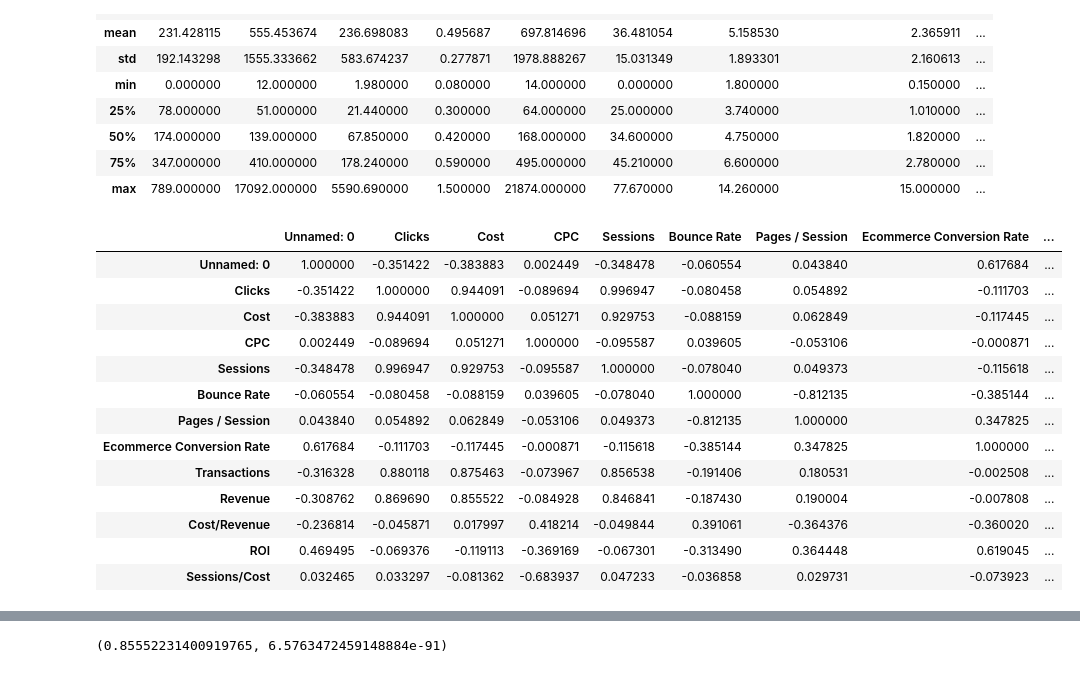
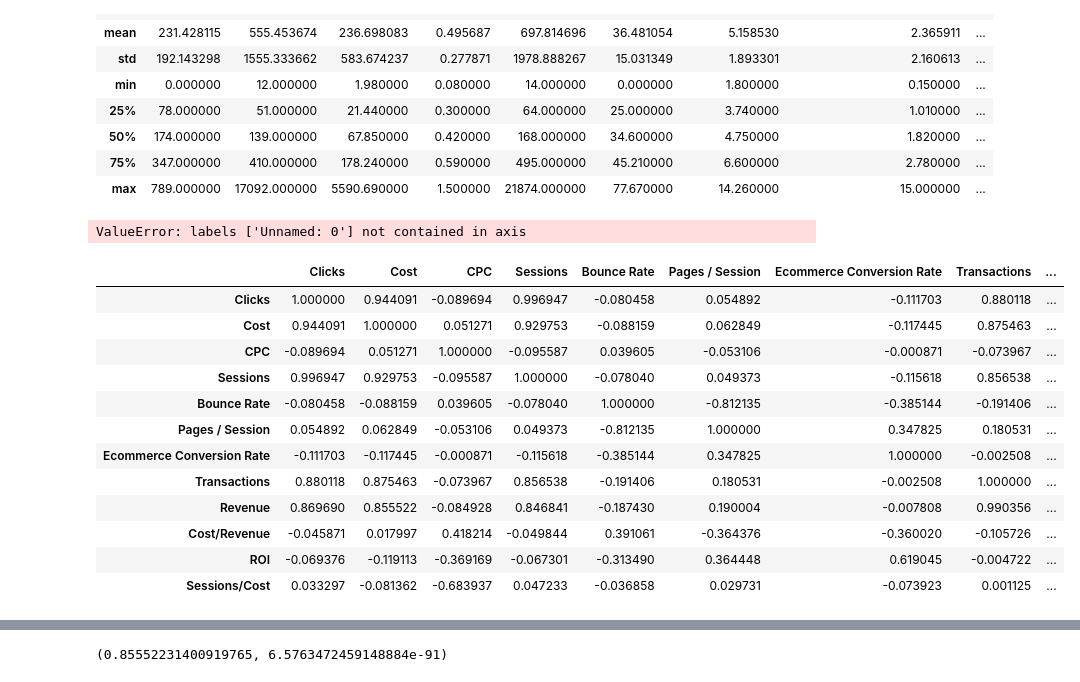
Before and after one commit to mamitch/Springboard_Capstone, a Jupyter notebook: Capstone_Inferential Statistics.ipynb, the cells around one changed output, grey strips where cells are left out. Saved outputs shown, nothing was run; the diff lists cells and outputs as text; code cells hidden in the pictures.

```diff
--- a/Capstone_Inferential Statistics.ipynb
+++ b/Capstone_Inferential Statistics.ipynb
@@ -189,21 +190,25 @@ data_rev.describe()
 | 50% | 174.000000 | 139.000000 | 67.850000 | 0.420000 | 168.000000 | 34.600000 | 4.750000 | 1.820000 | ... |
 | 75% | 347.000000 | 410.000000 | 178.240000 | 0.590000 | 495.000000 | 45.210000 | 6.600000 | 2.780000 | ... |
 | max | 789.000000 | 17092.000000 | 5590.690000 | 1.500000 | 21874.000000 | 77.670000 | 14.260000 | 15.000000 | ... |
+# %%
+data_rev.drop("Unnamed: 0", axis=1, inplace=True)
+# %% [output]
+ValueError: labels ['Unnamed: 0'] not contained in axis
 # %%
 #Correlation matrix of all variables
-data_rev.corr()
+corr=data_rev.corr()
+corr
 # %% [output]
-|  | Unnamed: 0 | Clicks | Cost | CPC | Sessions | Bounce Rate | Pages / Session | Ecommerce Conversion Rate | ... |
-| Unnamed: 0 | 1.000000 | -0.351422 | -0.383883 | 0.002449 | -0.348478 | -0.060554 | 0.043840 | 0.617684 | ... |
-| Clicks | -0.351422 | 1.000000 | 0.944091 | -0.089694 | 0.996947 | -0.080458 | 0.054892 | -0.111703 | ... |
-| Cost | -0.383883 | 0.944091 | 1.000000 | 0.051271 | 0.929753 | -0.088159 | 0.062849 | -0.117445 | ... |
-| CPC | 0.002449 | -0.089694 | 0.051271 | 1.000000 | -0.095587 | 0.039605 | -0.053106 | -0.000871 | ... |
-| Sessions | -0.348478 | 0.996947 | 0.929753 | -0.095587 | 1.000000 | -0.078040 | 0.049373 | -0.115618 | ... |
-| Bounce Rate | -0.060554 | -0.080458 | -0.088159 | 0.039605 | -0.078040 | 1.000000 | -0.812135 | -0.385144 | ... |
-| Pages / Session | 0.043840 | 0.054892 | 0.062849 | -0.053106 | 0.049373 | -0.812135 | 1.000000 | 0.347825 | ... |
-| Ecommerce Conversion Rate | 0.617684 | -0.111703 | -0.117445 | -0.000871 | -0.115618 | -0.385144 | 0.347825 | 1.000000 | ... |
-| Transactions | -0.316328 | 0.880118 | 0.875463 | -0.073967 | 0.856538 | -0.191406 | 0.180531 | -0.002508 | ... |
-| Revenue | -0.308762 | 0.869690 | 0.855522 | -0.084928 | 0.846841 | -0.187430 | 0.190004 | -0.007808 | ... |
-| Cost/Revenue | -0.236814 | -0.045871 | 0.017997 | 0.418214 | -0.049844 | 0.391061 | -0.364376 | -0.360020 | ... |
-| ROI | 0.469495 | -0.069376 | -0.119113 | -0.369169 | -0.067301 | -0.313490 | 0.364448 | 0.619045 | ... |
-| Sessions/Cost | 0.032465 | 0.033297 | -0.081362 | -0.683937 | 0.047233 | -0.036858 | 0.029731 | -0.073923 | ... |
+|  | Clicks | Cost | CPC | Sessions | Bounce Rate | Pages / Session | Ecommerce Conversion Rate | Transactions | ... |
+| Clicks | 1.000000 | 0.944091 | -0.089694 | 0.996947 | -0.080458 | 0.054892 | -0.111703 | 0.880118 | ... |
+| Cost | 0.944091 | 1.000000 | 0.051271 | 0.929753 | -0.088159 | 0.062849 | -0.117445 | 0.875463 | ... |
+| CPC | -0.089694 | 0.051271 | 1.000000 | -0.095587 | 0.039605 | -0.053106 | -0.000871 | -0.073967 | ... |
+| Sessions | 0.996947 | 0.929753 | -0.095587 | 1.000000 | -0.078040 | 0.049373 | -0.115618 | 0.856538 | ... |
+| Bounce Rate | -0.080458 | -0.088159 | 0.039605 | -0.078040 | 1.000000 | -0.812135 | -0.385144 | -0.191406 | ... |
+| Pages / Session | 0.054892 | 0.062849 | -0.053106 | 0.049373 | -0.812135 | 1.000000 | 0.347825 | 0.180531 | ... |
+| Ecommerce Conversion Rate | -0.111703 | -0.117445 | -0.000871 | -0.115618 | -0.385144 | 0.347825 | 1.000000 | -0.002508 | ... |
+| Transactions | 0.880118 | 0.875463 | -0.073967 | 0.856538 | -0.191406 | 0.180531 | -0.002508 | 1.000000 | ... |
+| Revenue | 0.869690 | 0.855522 | -0.084928 | 0.846841 | -0.187430 | 0.190004 | -0.007808 | 0.990356 | ... |
+| Cost/Revenue | -0.045871 | 0.017997 | 0.418214 | -0.049844 | 0.391061 | -0.364376 | -0.360020 | -0.105726 | ... |
+| ROI | -0.069376 | -0.119113 | -0.369169 | -0.067301 | -0.313490 | 0.364448 | 0.619045 | -0.004722 | ... |
+| Sessions/Cost | 0.033297 | -0.081362 | -0.683937 | 0.047233 | -0.036858 | 0.029731 | -0.073923 | 0.001125 | ... |
```
Also changed, not shown: parts of 3 cells of this notebook.
